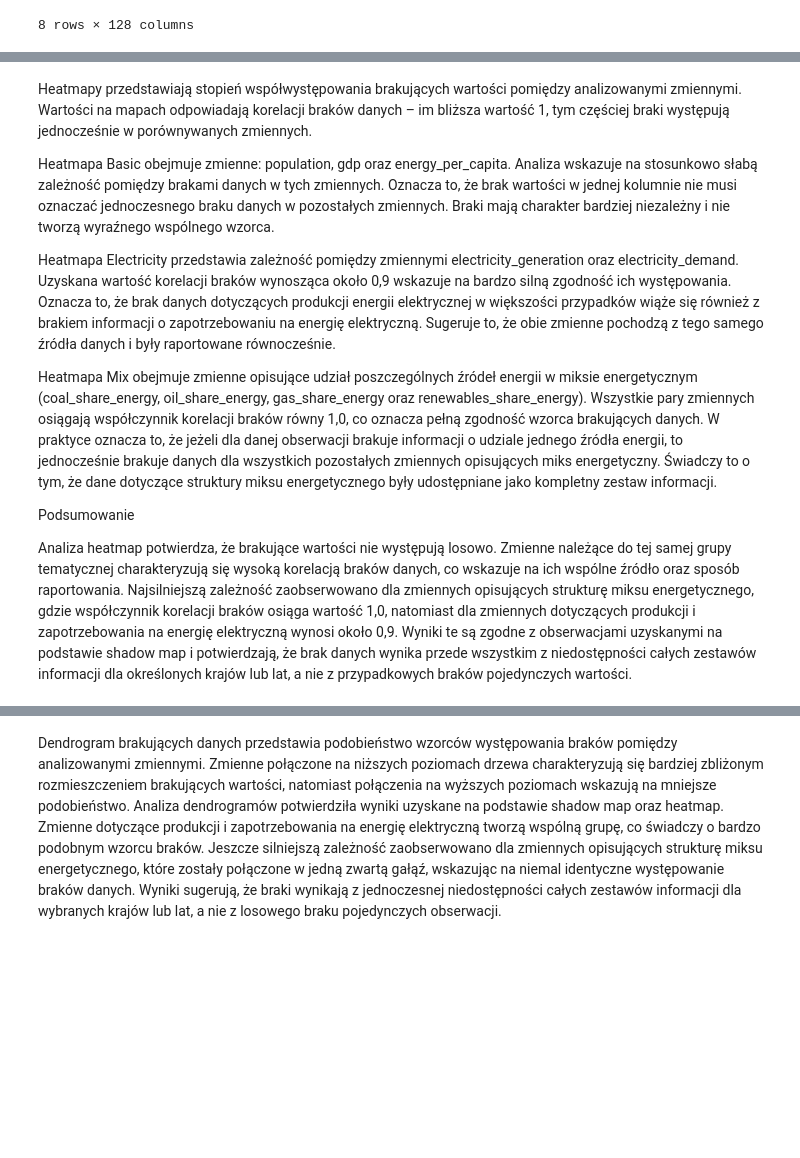
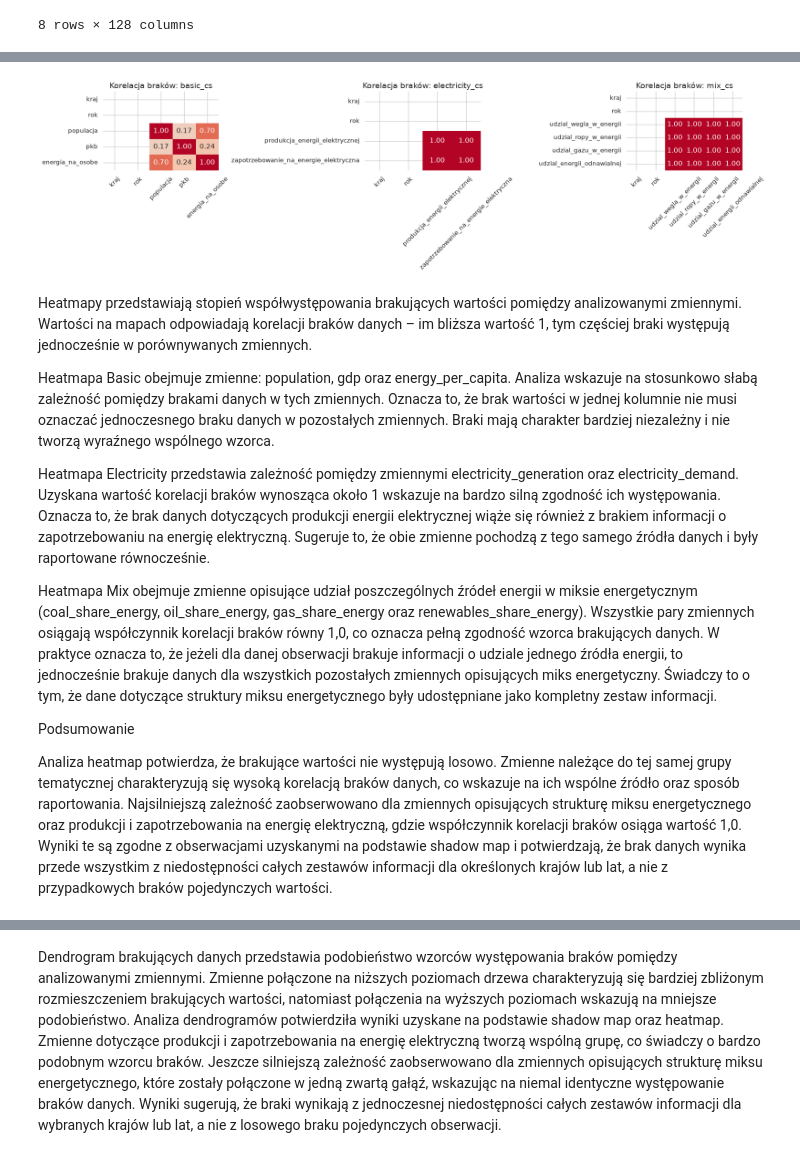
Before and after one commit to MichalG315/AWDP_Project, a Jupyter notebook: notebooks/main.ipynb, the cells around one changed output, grey strips where cells are left out. Drawn from its saved outputs; the diff is of its cells as text; code cells hidden in the pictures; blank space fills up the shorter version.

```diff
--- a/notebooks/main.ipynb
+++ b/notebooks/main.ipynb
@@ -176,12 +179,41 @@ plt.show()
+# %%
+# Heatmapy korelacji braków danych dla zbiorów przekrojowych
+datasets = {
+    "basic_cs": basic_cs,
+    "electricity_cs": electricity_cs,
+    "mix_cs": mix_cs,
+}
+
+fig, axes = plt.subplots(1, 3, figsize=(18, 5))
+
+for ax, (name, df_tmp) in zip(axes, datasets.items()):
+    miss_corr = df_tmp.isna().corr()
+    sns.heatmap(
+        miss_corr,
+        ax=ax,
+        cmap="coolwarm",
+        vmin=-1,
+        vmax=1,
+        annot=True,
+        fmt=".2f",
+        cbar=False
+    )
+    ax.set_title(f"Korelacja braków: {name}")
+    ax.tick_params(axis="x", rotation=45)
+
+plt.tight_layout()
+plt.show()
+# %% [output]
+[figure, added]
 # %% [markdown]
 Heatmapy przedstawiają stopień współwystępowania brakujących wartości pomiędzy analizowanymi zmiennymi. Wartości na mapach odpowiadają korelacji braków danych – im bliższa wartość 1, tym częściej braki występują jednocześnie w porównywanych zmiennych.
 
 Heatmapa Basic obejmuje zmienne: population, gdp oraz energy_per_capita. Analiza wskazuje na stosunkowo słabą zależność pomiędzy brakami danych w tych zmiennych. Oznacza to, że brak wartości w jednej kolumnie nie musi oznaczać jednoczesnego braku danych w pozostałych zmiennych. Braki mają charakter bardziej niezależny i nie tworzą wyraźnego wspólnego wzorca.
 
-Heatmapa Electricity przedstawia zależność pomiędzy zmiennymi electricity_generation oraz electricity_demand. Uzyskana wartość korelacji braków wynosząca około 0,9 wskazuje na bardzo silną zgodność ich występowania. Oznacza to, że brak danych dotyczących produkcji energii elektrycznej w większości przypadków wiąże się również z brakiem informacji o zapotrzebowaniu na energię elektryczną. Sugeruje to, że obie zmienne pochodzą z tego samego źródła danych i były raportowane równocześnie.
+Heatmapa Electricity przedstawia zależność pomiędzy zmiennymi electricity_generation oraz electricity_demand. Uzyskana wartość korelacji braków wynosząca około 1 wskazuje na bardzo silną zgodność ich występowania. Oznacza to, że brak danych dotyczących produkcji energii elektrycznej wiąże się również z brakiem informacji o zapotrzebowaniu na energię elektryczną. Sugeruje to, że obie zmienne pochodzą z tego samego źródła danych i były raportowane równocześnie.
 
 Heatmapa Mix obejmuje zmienne opisujące udział poszczególnych źródeł energii w miksie energetycznym (coal_share_energy, oil_share_energy, gas_share_energy oraz renewables_share_energy). Wszystkie pary zmiennych osiągają współczynnik korelacji braków równy 1,0, co oznacza pełną zgodność wzorca brakujących danych. W praktyce oznacza to, że jeżeli dla danej obserwacji brakuje informacji o udziale jednego źródła energii, to jednocześnie brakuje danych dla wszystkich pozostałych zmiennych opisujących miks energetyczny. Świadczy to o tym, że dane dotyczące struktury miksu energetycznego były udostępniane jako kompletny zestaw informacji.
 
 Podsumowanie
 
-Analiza heatmap potwierdza, że brakujące wartości nie występują losowo. Zmienne należące do tej samej grupy tematycznej charakteryzują się wysoką korelacją braków danych, co wskazuje na ich wspólne źródło oraz sposób raportowania. Najsilniejszą zależność zaobserwowano dla zmiennych opisujących strukturę miksu energetycznego, gdzie współczynnik korelacji braków osiąga wartość 1,0, natomiast dla zmiennych dotyczących produkcji i zapotrzebowania na energię elektryczną wynosi około 0,9. Wyniki te są zgodne z obserwacjami uzyskanymi na podstawie shadow map i potwierdzają, że brak danych wynika przede wszystkim z niedostępności całych zestawów informacji dla określonych krajów lub lat, a nie z przypadkowych braków pojedynczych wartości.
+Analiza heatmap potwierdza, że brakujące wartości nie występują losowo. Zmienne należące do tej samej grupy tematycznej charakteryzują się wysoką korelacją braków danych, co wskazuje na ich wspólne źródło oraz sposób raportowania. Najsilniejszą zależność zaobserwowano dla zmiennych opisujących strukturę miksu energetycznego oraz produkcji i zapotrzebowania na energię elektryczną, gdzie współczynnik korelacji braków osiąga wartość 1,0. Wyniki te są zgodne z obserwacjami uzyskanymi na podstawie shadow map i potwierdzają, że brak danych wynika przede wszystkim z niedostępności całych zestawów informacji dla określonych krajów lub lat, a nie z przypadkowych braków pojedynczych wartości.
```
Also changed, not shown: parts of 30 cells of this notebook.
